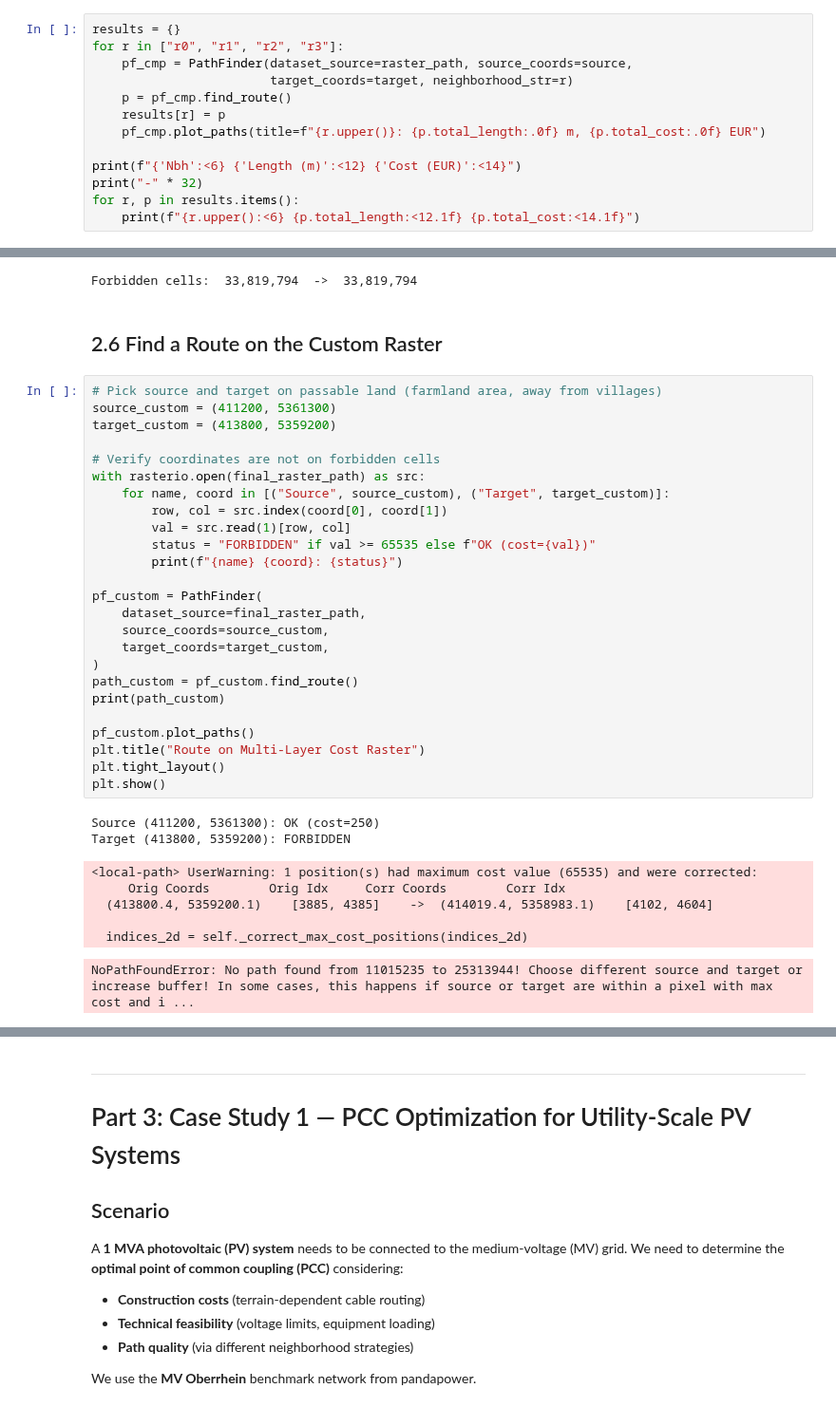
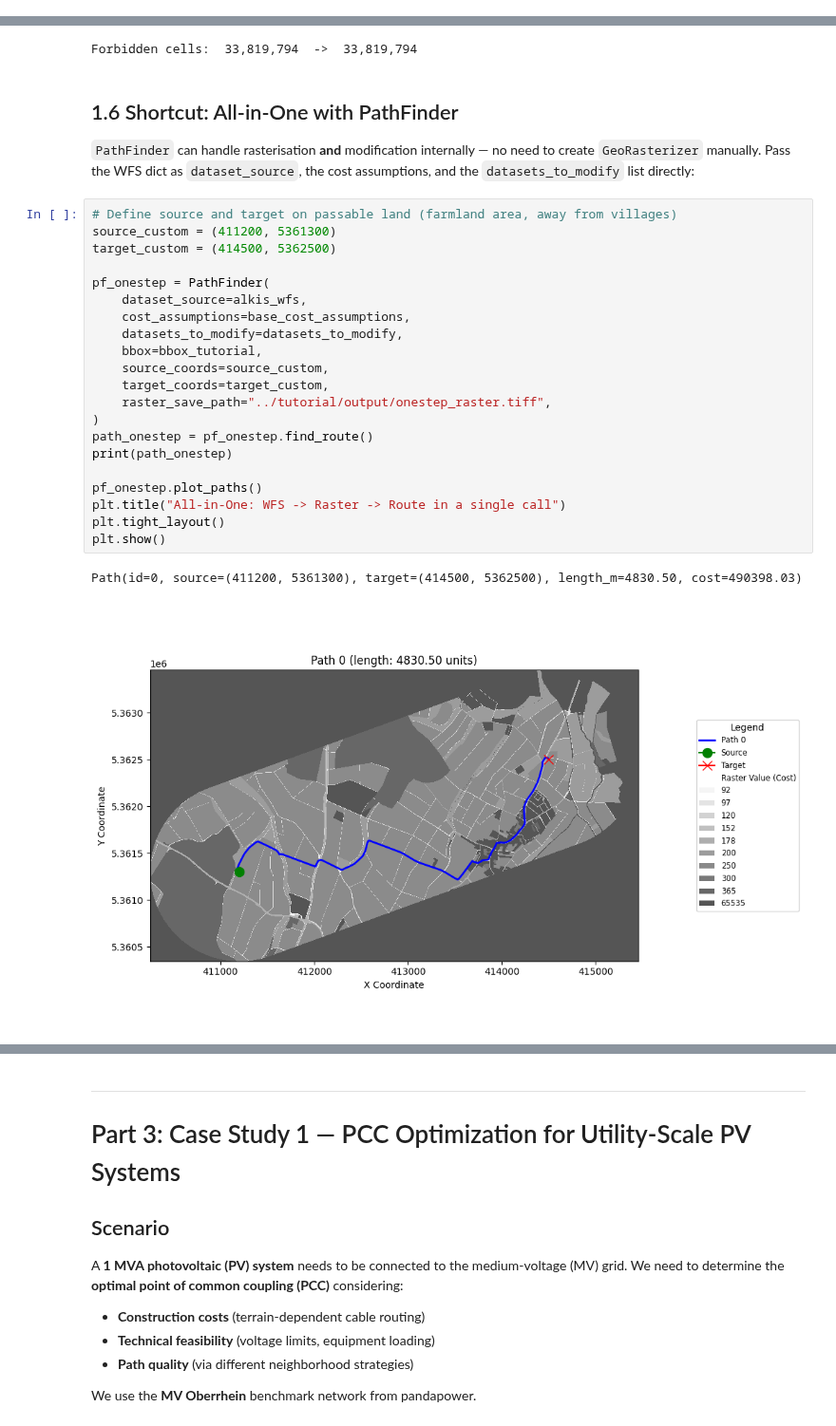
Before and after one commit to marhofmann/pyorps, a Jupyter notebook: tutorial/OSMSES_2026_Tutorial_PYORPS_full.ipynb, the cells around one changed output, grey strips where cells are left out. Shown at 95% size. Saved outputs shown, nothing was run; the diff lists cells and outputs as text.

Commit message:
refactor: reduce cyclomatic complexity, update OSMSES tutorial

```diff
--- a/tutorial/OSMSES_2026_Tutorial_PYORPS_full.ipynb
+++ b/tutorial/OSMSES_2026_Tutorial_PYORPS_full.ipynb
@@ -140,13 +124,0 @@ Higher neighborhoods produce smoother, more accurate paths but require more comp
-# %%
-results = {}
-for r in ["r0", "r1", "r2", "r3"]:
-    pf_cmp = PathFinder(dataset_source=raster_path, source_coords=source,
-                        target_coords=target, neighborhood_str=r)
-    p = pf_cmp.find_route()
-    results[r] = p
-    pf_cmp.plot_paths(title=f"{r.upper()}: {p.total_length:.0f} m, {p.total_cost:.0f} EUR")
-
-print(f"{'Nbh':<6} {'Length (m)':<12} {'Cost (EUR)':<14}")
-print("-" * 32)
-for r, p in results.items():
-    print(f"{r.upper():<6} {p.total_length:<12.1f} {p.total_cost:<14.1f}")
@@ -353,38 +304,32 @@ print(f"Forbidden cells:  {(base_data == 65535).sum():>8,d}  ->  {(mod_data == 6
 [figure]
 Forbidden cells:  33,819,794  ->  33,819,794
 # %% [markdown]
-## 2.6 Find a Route on the Custom Raster
+## 1.6 Shortcut: All-in-One with PathFinder
+
+`PathFinder` can handle rasterisation **and** modification internally &mdash; no need
+to create `GeoRasterizer` manually. Pass the WFS dict as `dataset_source`, the cost
+assumptions, and the `datasets_to_modify` list directly:
 # %%
-# Pick source and target on passable land (farmland area, away from villages)
+# Define source and target on passable land (farmland area, away from villages)
 source_custom = (411200, 5361300)
-target_custom = (413800, 5359200)
+target_custom = (414500, 5362500)
 
-# Verify coordinates are not on forbidden cells
-with rasterio.open(final_raster_path) as src:
-    for name, coord in [("Source", source_custom), ("Target", target_custom)]:
-        row, col = src.index(coord[0], coord[1])
-        val = src.read(1)[row, col]
-        status = "FORBIDDEN" if val >= 65535 else f"OK (cost={val})"
-        print(f"{name} {coord}: {status}")
-
-pf_custom = PathFinder(
-    dataset_source=final_raster_path,
+pf_onestep = PathFinder(
+    dataset_source=alkis_wfs,
+    cost_assumptions=base_cost_assumptions,
+    datasets_to_modify=datasets_to_modify,
+    bbox=bbox_tutorial,
     source_coords=source_custom,
     target_coords=target_custom,
+    raster_save_path="../tutorial/output/onestep_raster.tiff",
 )
-path_custom = pf_custom.find_route()
-print(path_custom)
+path_onestep = pf_onestep.find_route()
+print(path_onestep)
 
-pf_custom.plot_paths()
-plt.title("Route on Multi-Layer Cost Raster")
+pf_onestep.plot_paths()
+plt.title("All-in-One: WFS -> Raster -> Route in a single call")
 plt.tight_layout()
 plt.show()
 # %% [output]
-Source (411200, 5361300): OK (cost=250)
-Target (413800, 5359200): FORBIDDEN
+Path(id=0, source=(411200, 5361300), target=(414500, 5362500), length_m=4830.50, cost=490398.03)
-<local-path> UserWarning: 1 position(s) had maximum cost value (65535) and were corrected:
-     Orig Coords        Orig Idx     Corr Coords        Corr Idx
-  (413800.4, 5359200.1)    [3885, 4385]    ->  (414019.4, 5358983.1)    [4102, 4604]
-
-  indices_2d = self._correct_max_cost_positions(indices_2d)
-NoPathFoundError: No path found from 11015235 to 25313944! Choose different source and target or increase buffer! In some cases, this happens if source or target are within a pixel with max cost and i ...
+[figure, added]
```
Also changed, not shown: parts of 36 cells of this notebook, 4 other files.
